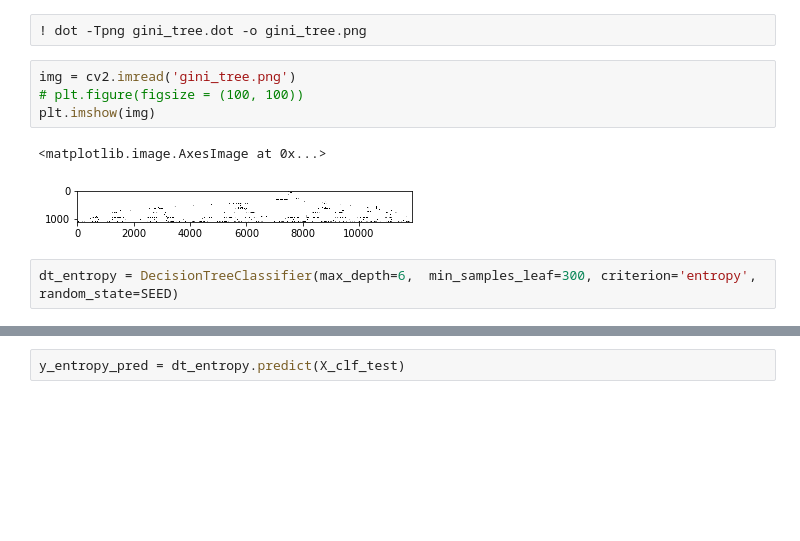
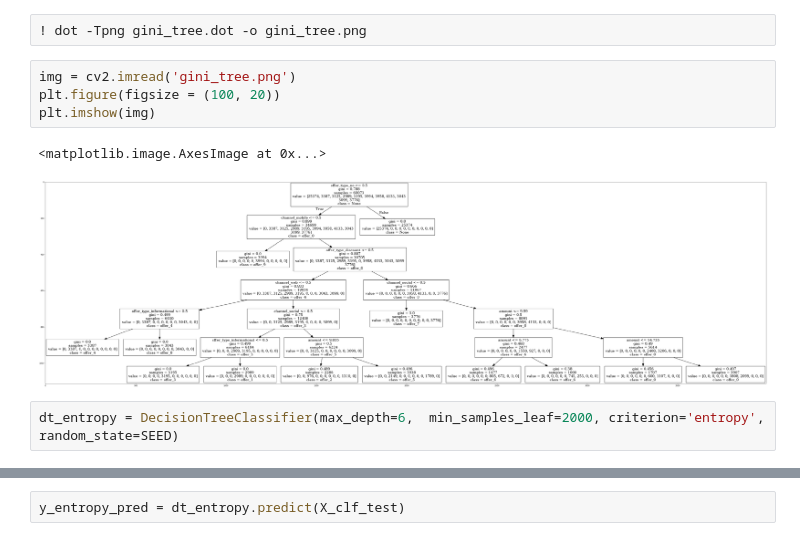
Before and after one commit to Mendy5/Udacity_Project_Capstone, a Jupyter notebook: Starbucks_Capstone_notebook.ipynb, the cells around one changed output, grey strips where cells are left out. Cells and saved outputs as stored; diff of their text form; blank space fills up the shorter version.

```diff
--- a/Starbucks_Capstone_notebook.ipynb
+++ b/Starbucks_Capstone_notebook.ipynb
@@ -2665,13 +2680,13 @@ export_graphviz(dt_gini
 ! dot -Tpng gini_tree.dot -o gini_tree.png
 # %%
 img = cv2.imread('gini_tree.png')
-# plt.figure(figsize = (100, 100))
+plt.figure(figsize = (100, 20))
 plt.imshow(img)
 # %% [output]
 <matplotlib.image.AxesImage at 0x...>
-[figure, old version]
+[figure, new version]
 # %%
-dt_entropy = DecisionTreeClassifier(max_depth=6,  min_samples_leaf=300, criterion='entropy', random_state=SEED)
+dt_entropy = DecisionTreeClassifier(max_depth=6,  min_samples_leaf=2000, criterion='entropy', random_state=SEED)
 # %%
 dt_entropy.fit(X_clf_train, y_clf_train)
 # %% [output]
```
Also changed, not shown: parts of 47 cells of this notebook.
